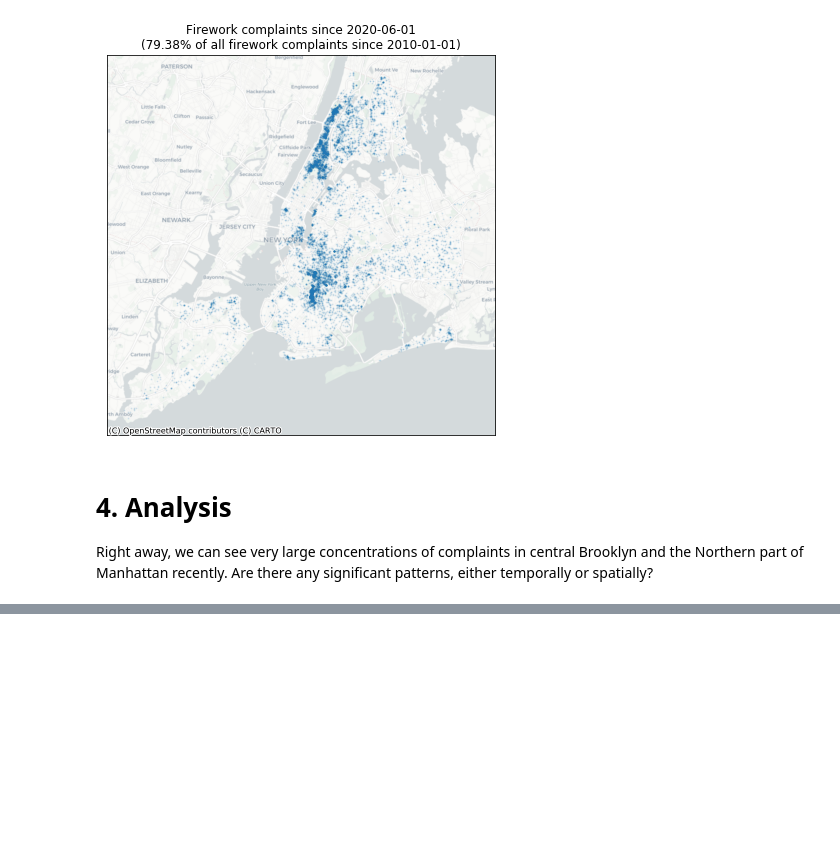
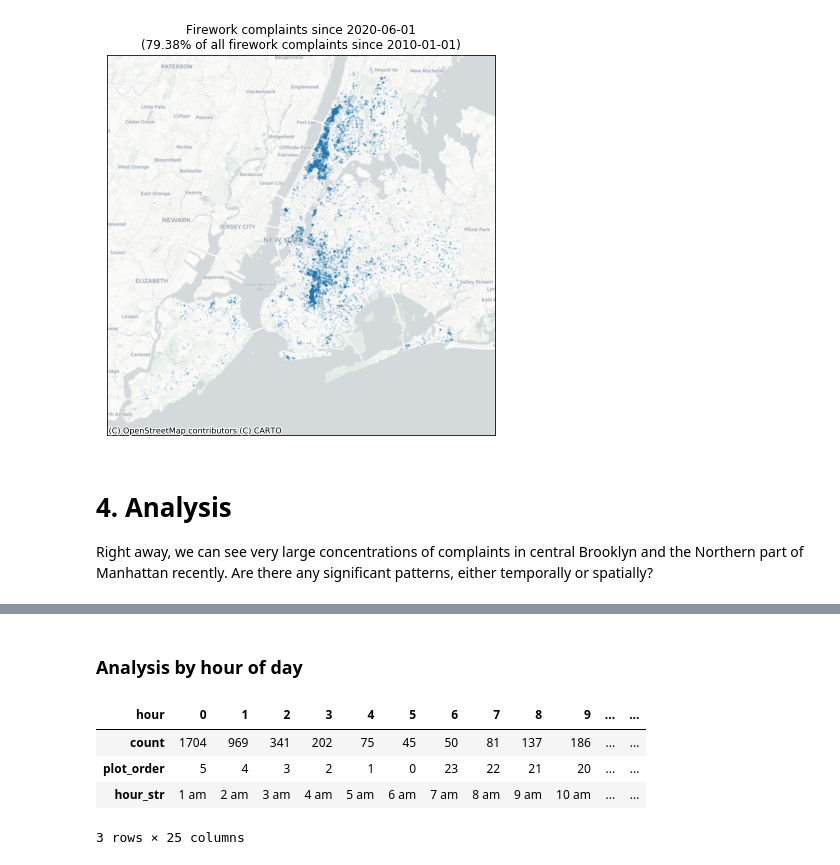
Before and after one commit to ercas/nyc-fireworks, a Jupyter notebook: Untitled.ipynb, the cells around one changed output, grey strips where cells are left out. Cells and saved outputs as stored; diff of their text form; code cells hidden in the pictures; blank space fills up the shorter version.

```diff
--- a/Untitled.ipynb
+++ b/Untitled.ipynb
@@ -201,0 +227,36 @@ Right away, we can see very large concentrations of complaints in central Brookl
+# %% [markdown]
+### Analysis by hour of day
+# %%
+hourly_counts = gdf_311_sorted["Created Date"].dt.hour.value_counts()\
+    .rename("count").sort_index().to_frame().rename_axis("hour")
+
+# we will flip the polar plot by making the hour negative and rotate it 45
+# degrees counterclockwise by adding 6 hours, since the polar coordinates for
+# (0, y) are due right. we then rotate it back one more hour so that 12am
+# is aligned at the top instead of 1am.
+hourly_counts["plot_order"] = ((-numpy.arange(24) + 6 - 1) % 24)
+
+# last row will mirror the first, to close the loop for the polar plot
+hourly_counts.loc[24] = hourly_counts.loc[0]
+
+def hour_formatter(hour: int) -> str:
+    if (hour >= 11) and (hour < 23):
+        ampm = "pm"
+    else:
+        ampm = "am"
+    hour = (hour % 12) + 1
+    return " ".join([str(hour), ampm])
+
+hourly_counts["hour_str"] = [
+    hour_formatter(hour)
+    for hour in hourly_counts.index
+]
+
+# small transposed preview, for verification of the above algorithms
+hourly_counts.T
+# %% [output]
+| hour | 0 | 1 | 2 | 3 | 4 | 5 | 6 | 7 | 8 | 9 | ... | ... |
+| count | 1704 | 969 | 341 | 202 | 75 | 45 | 50 | 81 | 137 | 186 | ... | ... |
+| plot_order | 5 | 4 | 3 | 2 | 1 | 0 | 23 | 22 | 21 | 20 | ... | ... |
+| hour_str | 1 am | 2 am | 3 am | 4 am | 5 am | 6 am | 7 am | 8 am | 9 am | 10 am | ... | ... |
+3 rows × 25 columns
```
Also changed, not shown: parts of 9 cells of this notebook.
